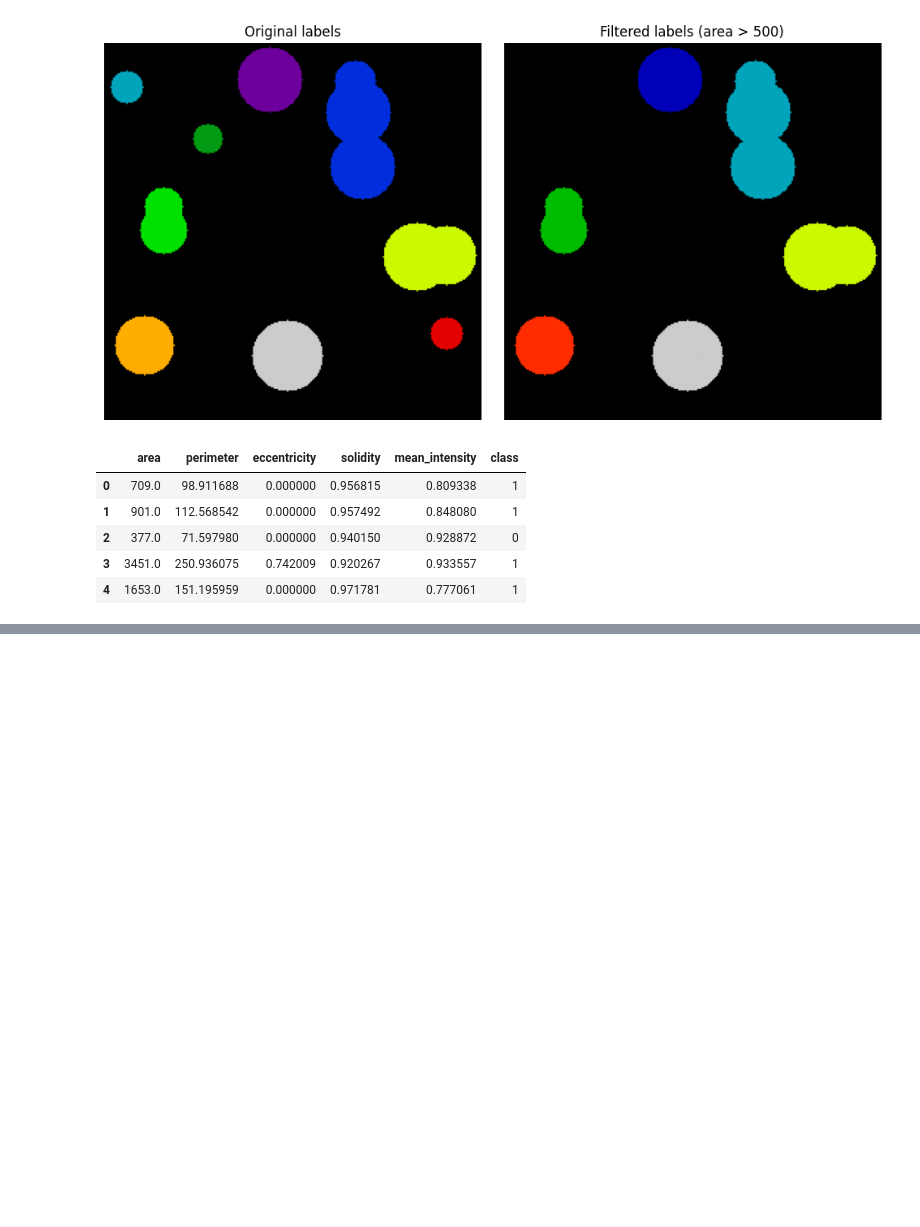
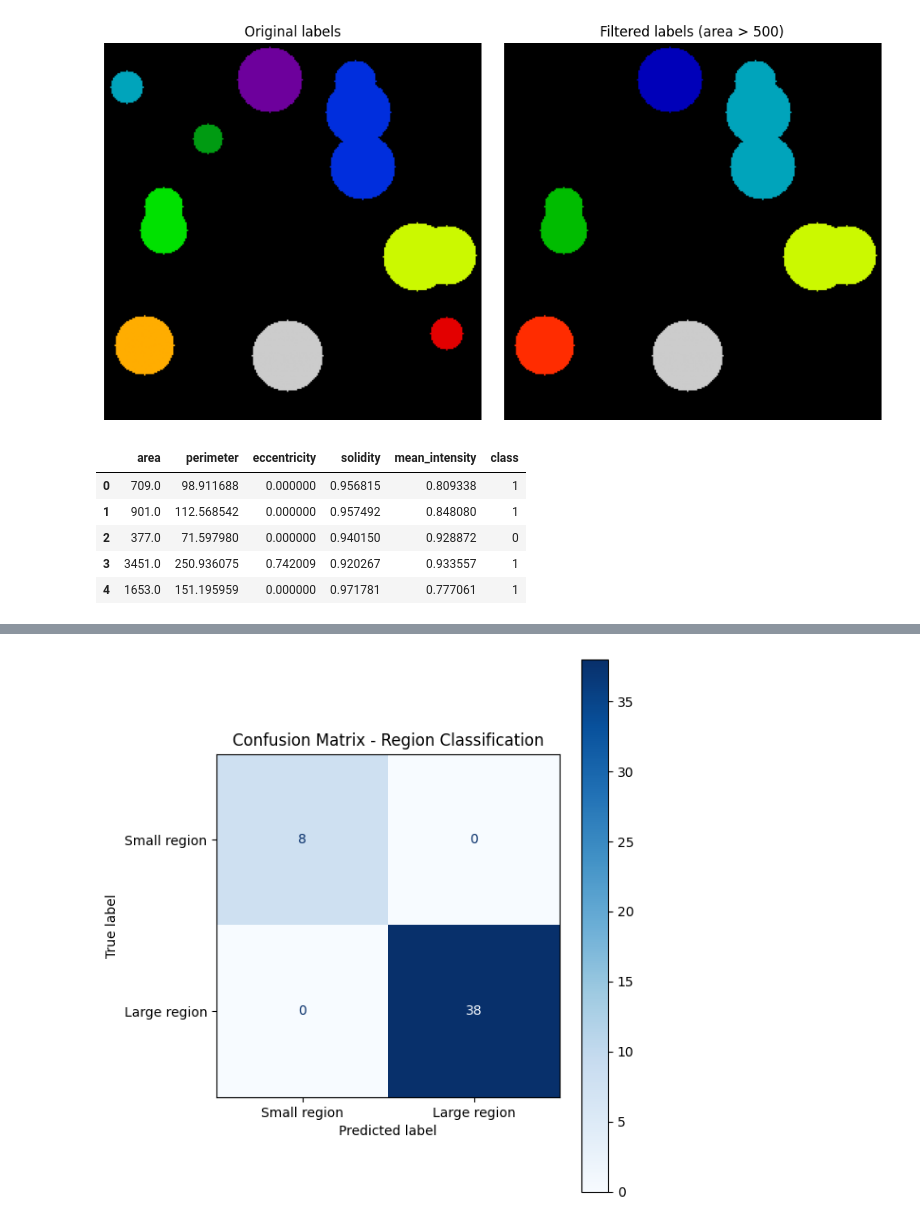
Before and after one commit to peterzm/ai-imaging-portfolio, a Jupyter notebook: 03_computer_vision/notebooks/08_region_based_analysis_intro.ipynb, the cells around one changed output, grey strips where cells are left out. Cells and saved outputs as stored; diff of their text form; code cells hidden in the pictures; blank space fills up the shorter version.

Commit message:
Fin del notebook de introducción al análisis basado e regiones

```diff
--- a/03_computer_vision/notebooks/08_region_based_analysis_intro.ipynb
+++ b/03_computer_vision/notebooks/08_region_based_analysis_intro.ipynb
@@ -319,3 +319,17 @@ df_dataset.head()
 | 2 | 377.0 | 71.597980 | 0.000000 | 0.940150 | 0.928872 | 0 |
 | 3 | 3451.0 | 250.936075 | 0.742009 | 0.920267 | 0.933557 | 1 |
 | 4 | 1653.0 | 151.195959 | 0.000000 | 0.971781 | 0.777061 | 1 |
+# %%
+feature_cols = ["area", "perimeter", "eccentricity", "solidity", "mean_intensity"]
+
+X = df_dataset[feature_cols].values
+y = df_dataset["class"].values
+
+X_train, X_test, y_train, y_test = train_test_split(
+    X, y, test_size=0.25, random_state=42, stratify=y
+)
+
+clf = RandomForestClassifier(n_estimators=200, random_state=42)
+clf.fit(X_train, y_train)
+
+y_pred = clf.predict(X_test)
@@ -321,0 +347,14 @@ df_dataset.head()
+# %%
+fig, ax = plt.subplots(figsize=(6, 6))
+ConfusionMatrixDisplay.from_predictions(
+    y_test, y_pred,
+    display_labels=["Small region", "Large region"],
+    cmap='Blues',
+    ax=ax
+)
+plt.title("Confusion Matrix - Region Classification")
+plt.tight_layout()
+plt.savefig("../figures/figures_region_based/region_classification_confusion_matrix.png", dpi=300, bbox_inches="tight")
+plt.show()
+# %% [output]
+[figure, added]
```
Also changed, not shown: parts of 1 cell of this notebook, 1 other file.
